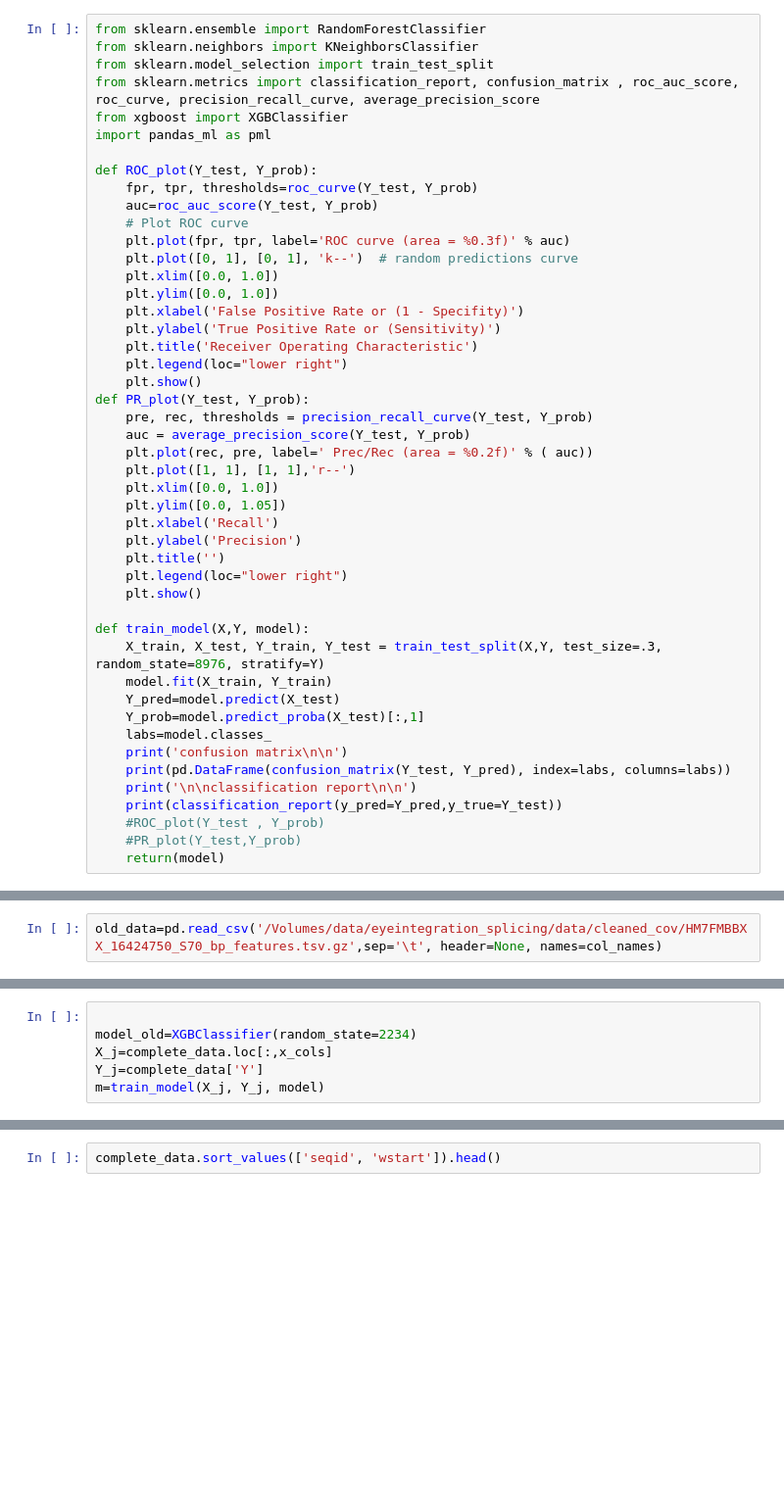
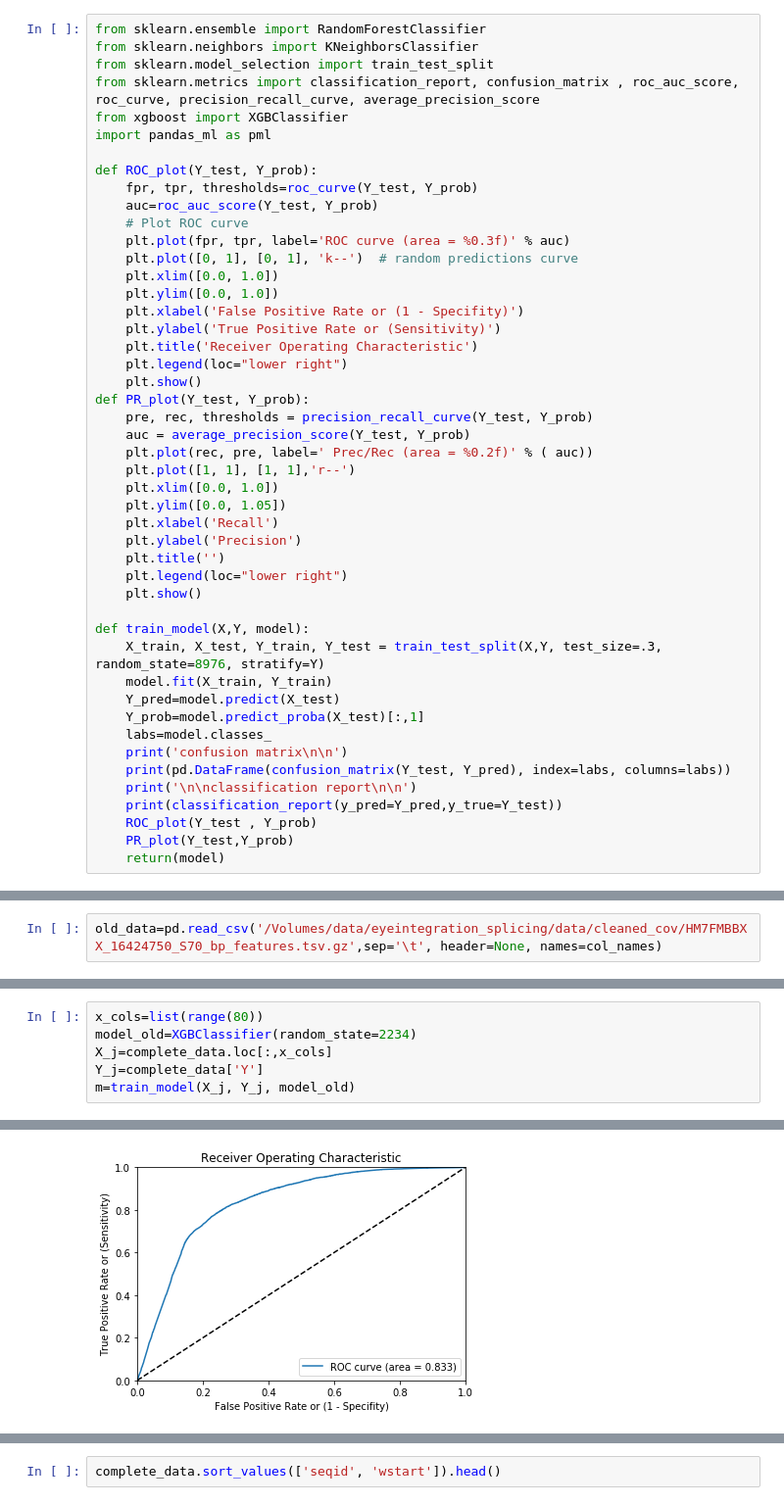
Before and after one commit to vinay-swamy/eyesplice_predictor, a Jupyter notebook: notebooks/explore_data.ipynb, the cells around one changed output, grey strips where cells are left out. Shown at 98% size. Saved outputs shown, nothing was run; the diff lists cells and outputs as text; blank space fills up the shorter version.

```diff
--- a/notebooks/explore_data.ipynb
+++ b/notebooks/explore_data.ipynb
@@ -220,8 +220,8 @@ def train_model(X,Y, model):
     print(pd.DataFrame(confusion_matrix(Y_test, Y_pred), index=labs, columns=labs))
     print('\n\nclassification report\n\n')
     print(classification_report(y_pred=Y_pred,y_true=Y_test))
-    #ROC_plot(Y_test , Y_prob)
-    #PR_plot(Y_test,Y_prob)
+    ROC_plot(Y_test , Y_prob)
+    PR_plot(Y_test,Y_prob)
     return(model)
 # %%
 model=XGBClassifier(random_state=2234)
@@ -342,10 +307,10 @@ complete_data['Y'].value_counts()
 Name: Y, dtype: int64
 # %%
-
+x_cols=list(range(80))
 model_old=XGBClassifier(random_state=2234)
 X_j=complete_data.loc[:,x_cols]
 Y_j=complete_data['Y']
-m=train_model(X_j, Y_j, model)
+m=train_model(X_j, Y_j, model_old)
 # %% [output]
 confusion matrix
 
@@ -368,0 +334 @@ weighted avg       0.85      0.85      0.85     10047
+[figure, added]
```
Also changed, not shown: parts of 12 cells of this notebook, 2 other files.
